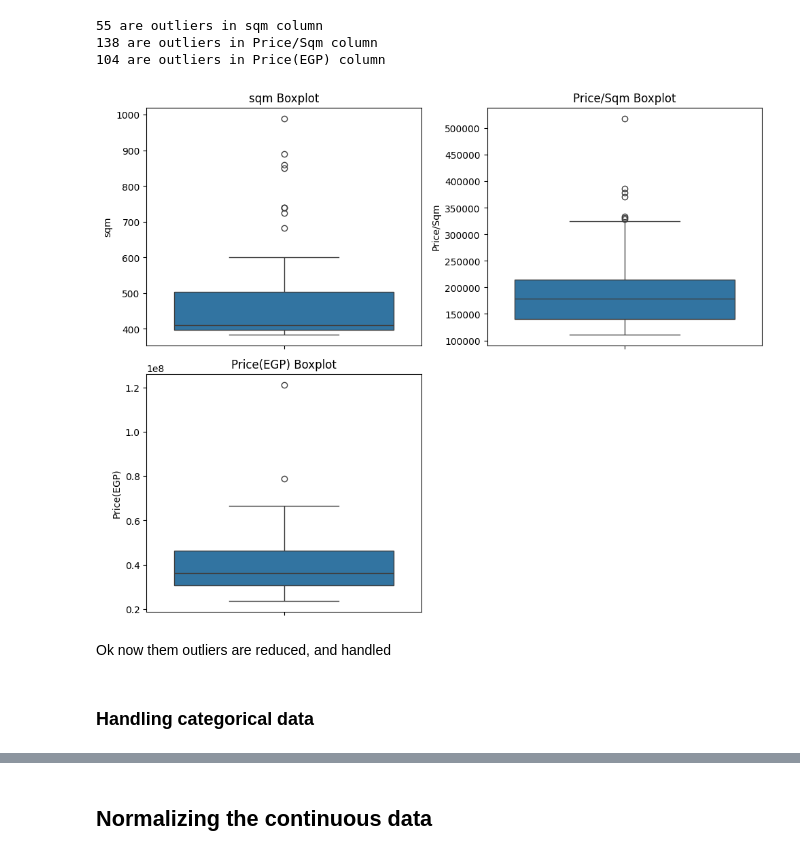
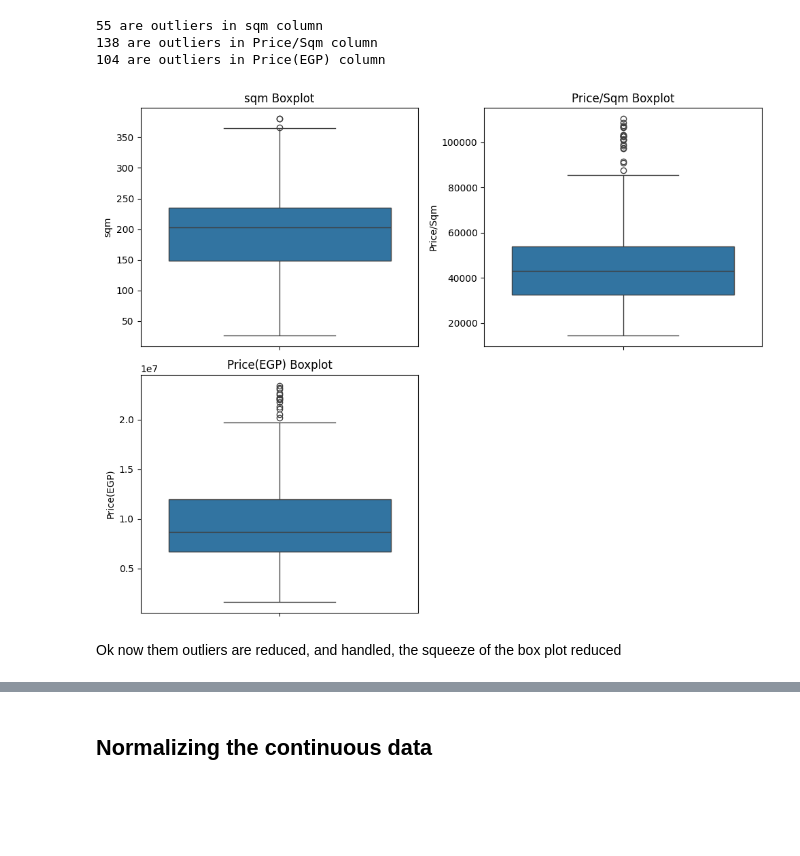
Before and after one commit to MinaAlberDS/Codveda-Internship, a Jupyter notebook: Level 1/Task 2/Data_cleaning.ipynb, the cells around one changed output, grey strips where cells are left out. Drawn from its saved outputs; the diff is of its cells as text; code cells hidden in the pictures; blank space fills up the shorter version.

```diff
--- a/Level 1/Task 2/Data_cleaning.ipynb
+++ b/Level 1/Task 2/Data_cleaning.ipynb
@@ -385,7 +393,7 @@ Others    133
 6          55
 Name: count, dtype: int64
 # %%
-Floor_dummies = pd.get_dummies(Floor_number, dtype=int, prefix="Floor").drop("Floor_ground",axis=1) # the Floor dummies excluding Ground floor
+Floor_dummies = pd.get_dummies(Floor_number, dtype=int, prefix="Floor")# the Floor dummies excluding
 re_df= re_df.join(Floor_dummies)
 
 re_df
@@ -487,6 +495,6 @@ re_df
 # %%
-re_df = re_df.join(pd.get_dummies(re_df["bedrooms"], drop_first=True, prefix="Bedroom", dtype=int)) # make dummy variables for bedrooms with full rank(dropping the first dummy)
-re_df = re_df.join(pd.get_dummies(re_df["bathrooms"], drop_first=True, prefix="Bathroom", dtype=int)) # make dummy variables for bathrooms with full rank
+re_df = re_df.join(pd.get_dummies(re_df["bedrooms"], prefix="Bedroom", dtype=int)) # make dummy variables for bedrooms with full rank(dropping the first dummy)
+re_df = re_df.join(pd.get_dummies(re_df["bathrooms"], prefix="Bathroom", dtype=int)) # make dummy variables for bathrooms with full rank
 # %%
 print("Preview the data after adding OHE for Bedrooms, and bathrooms")
 re_df.head()
@@ -503,3 +581,6 @@ Preview the data after adding OHE for Bedrooms, and bathrooms
+# %%
+re_df["property_subType"] = re_df["property_subType"].replace(
+    ["Villa", "Cabana", "Medical Facility"], "Others")
 # %%
 ### Make OHE for them
 for column in ["city","governorate","property_category","property_subType"]:
@@ -566,29 +647,27 @@ outliers_dummy(numerical_cols)
 138 are outliers in Price/Sqm column
 104 are outliers in Price(EGP) column
 # %%
-def non_outliers_boxplot(cols:list, non_outliers_dummies:list):
+def non_outliers_boxplot(cols:list, outliers_dummies:list):
     """Plot boxplots for non-outlier values of each column in cols, using corresponding dummy columns."""
-    # Note: non_outliers_dummies, and cols list should be the same order(e.g., [price, sqm, etc.], [non_price_outlier, non_sqm_outlier])
+    # Note: outliers_dummies, and cols list should be the same order(e.g., [price, sqm, etc.], [price_outlier, sqm_outlier])
     fig, (
         (ax1, ax2),
         (ax3, ax4)
     ) = plt.subplots(2,2,figsize=(10,8))
     # exclude ax4 from the chart
     ax4.remove()
     # Plot the plots
-    for ax, col, non_outliers_dummies in zip([ax1, ax2, ax3], cols, non_outliers_dummies):
+    for ax, col, outliers_dummies in zip([ax1, ax2, ax3], cols, outliers_dummies):
         # Choose the non_outliers values
-        x = re_df.loc[re_df[non_outliers_dummies] == True][col]
+        x = re_df.loc[re_df[outliers_dummies] == False][col]
         plot = sns.boxplot(x, label=f"{col} boxplot", ax=ax)
         plot.set_title(f"{col} Boxplot")
     plt.tight_layout()
     plt.show()
 non_outliers_cols = re_df.iloc[:,-3:].columns # the non_outliers dummies
 
 non_outliers_boxplot(numerical_cols, non_outliers_cols)
 # %% [output]
-[figure, old version]
+[figure, new version]
 # %% [markdown]
-Ok now them outliers are reduced, and handled
+Ok now them outliers are reduced, and handled, the squeeze of the box plot reduced
-# %% [markdown]
-### Handling categorical data
```
Also changed, not shown: parts of 29 cells of this notebook.
